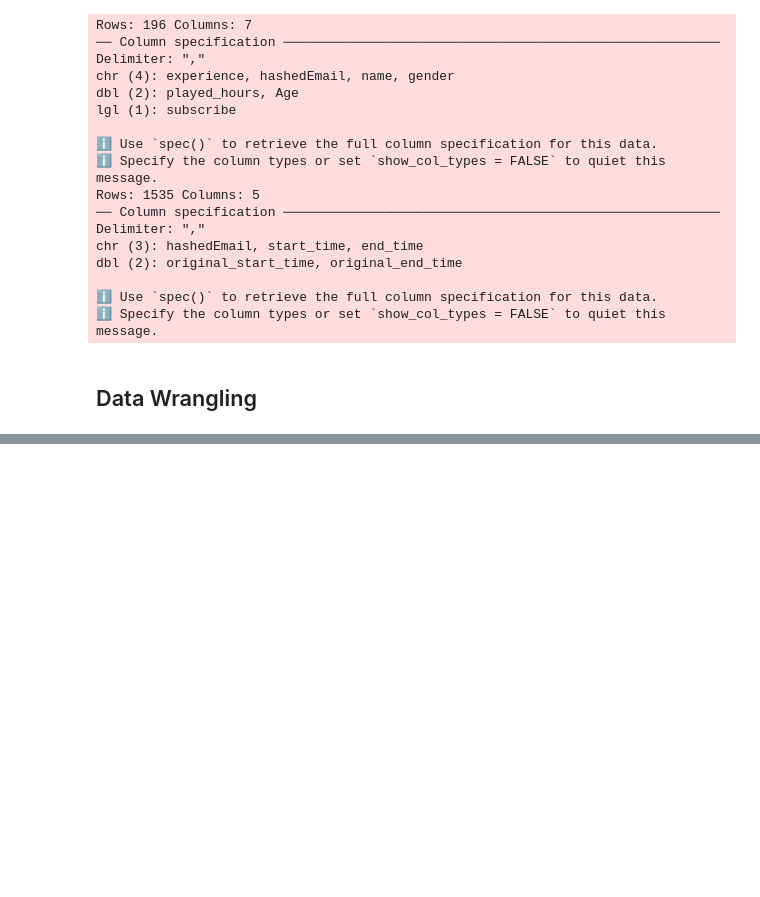
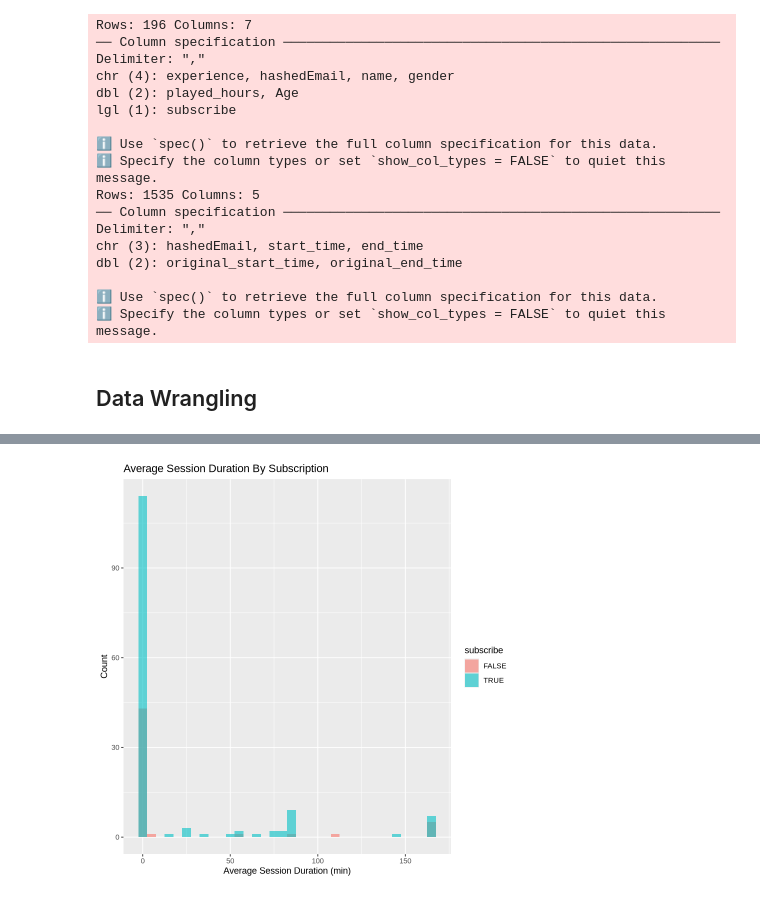
Before and after one commit to yoshiolives/dsci100-minecraft-project, a Jupyter notebook: project.ipynb, the cells around one changed output, grey strips where cells are left out. Cells and saved outputs as stored; diff of their text form; code cells hidden in the pictures; blank space fills up the shorter version.

```diff
--- a/project.ipynb
+++ b/project.ipynb
@@ -90,0 +88,9 @@ player_join <-
+# %%
+# Average session duration by Subscription
+avg_sesh_sub <- players_merge |>
+    ggplot(aes(x = avg_session_duration, fill = subscribe)) +
+    geom_histogram(binwidth = 5, position = "identity", alpha = 0.6) +
+    labs(x = "Average Session Duration (min)", y = "Count", title = "Average Session Duration By Subscription")
+avg_sesh_sub
+# %% [output]
+[figure, added]
```
Also changed, not shown: parts of 5 cells of this notebook.
